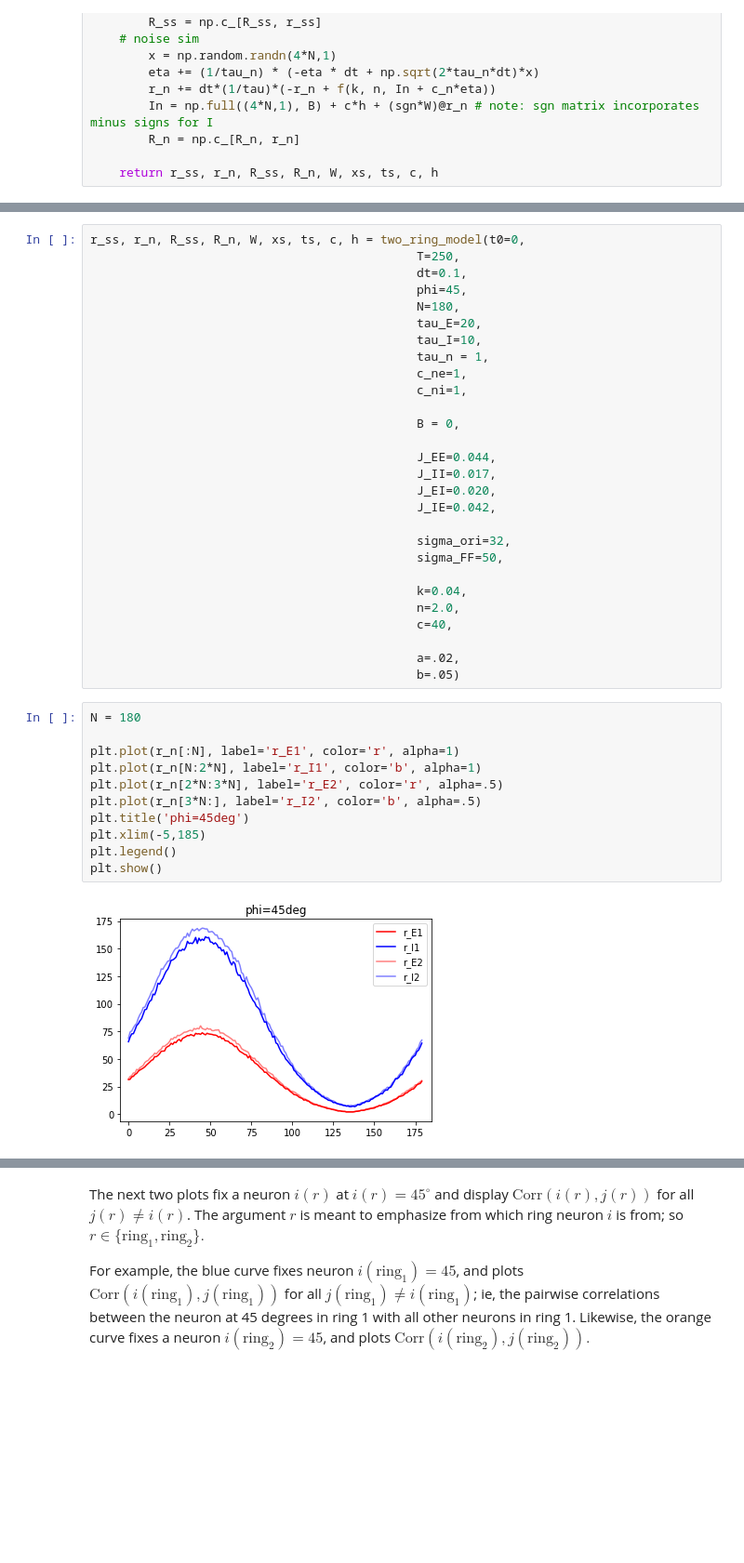
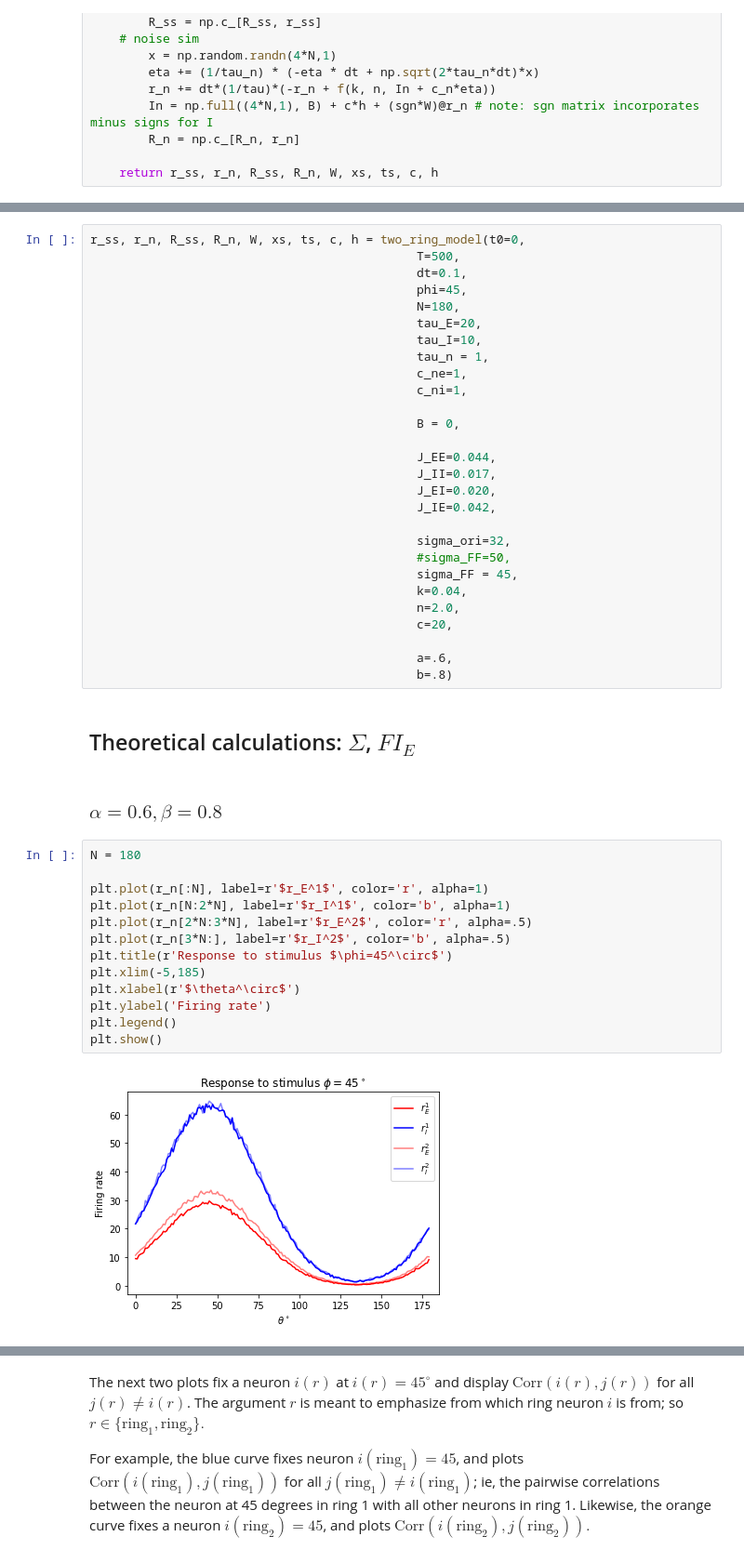
Before and after one commit to alexnegron/SCGB-Fellowship, a Jupyter notebook: Two ring model - independent variability.ipynb, the cells around one changed output, grey strips where cells are left out. Shown at 93% size. Saved outputs shown, nothing was run; the diff lists cells and outputs as text; blank space fills up the shorter version.

Commit message:
sign fix, update figures

```diff
--- a/Two ring model - independent variability.ipynb
+++ b/Two ring model - independent variability.ipynb
@@ -169,6 +176,6 @@ def calculate_cov(f, N, r_ss, W, c_ne, c_ni, tau_n):
 # %%
 r_ss, r_n, R_ss, R_n, W, xs, ts, c, h = two_ring_model(t0=0,
-                                             T=250,
+                                             T=500,
                                              dt=0.1,
                                              phi=45,
                                              N=180,
@@ -186,25 +193,31 @@ r_ss, r_n, R_ss, R_n, W, xs, ts, c, h = two_ring_model(t0=0,
                                              J_IE=0.042,
 
                                              sigma_ori=32,
-                                             sigma_FF=50,
-
+                                             #sigma_FF=50,
+                                             sigma_FF = 45,
                                              k=0.04,
                                              n=2.0,
-                                             c=40,
+                                             c=20,
 
-                                             a=.02,
-                                             b=.05)
+                                             a=.6,
+                                             b=.8)
+# %% [markdown]
+## Theoretical calculations: $\Sigma$, $FI_E$
+# %% [markdown]
+### $\alpha = 0.6, \beta = 0.8$
 # %%
 N = 180
 
-plt.plot(r_n[:N], label='r_E1', color='r', alpha=1)
-plt.plot(r_n[N:2*N], label='r_I1', color='b', alpha=1)
-plt.plot(r_n[2*N:3*N], label='r_E2', color='r', alpha=.5)
-plt.plot(r_n[3*N:], label='r_I2', color='b', alpha=.5)
-plt.title('phi=45deg')
+plt.plot(r_n[:N], label=r'$r_E^1$', color='r', alpha=1)
+plt.plot(r_n[N:2*N], label=r'$r_I^1$', color='b', alpha=1)
+plt.plot(r_n[2*N:3*N], label=r'$r_E^2$', color='r', alpha=.5)
+plt.plot(r_n[3*N:], label=r'$r_I^2$', color='b', alpha=.5)
+plt.title(r'Response to stimulus $\phi=45^\circ$')
 plt.xlim(-5,185)
+plt.xlabel(r'$\theta^\circ$')
+plt.ylabel('Firing rate')
 plt.legend()
 plt.show()
 # %% [output]
-[figure, old version]
+[figure, new version]
 # %%
```
Also changed, not shown: parts of 18 cells of this notebook.
